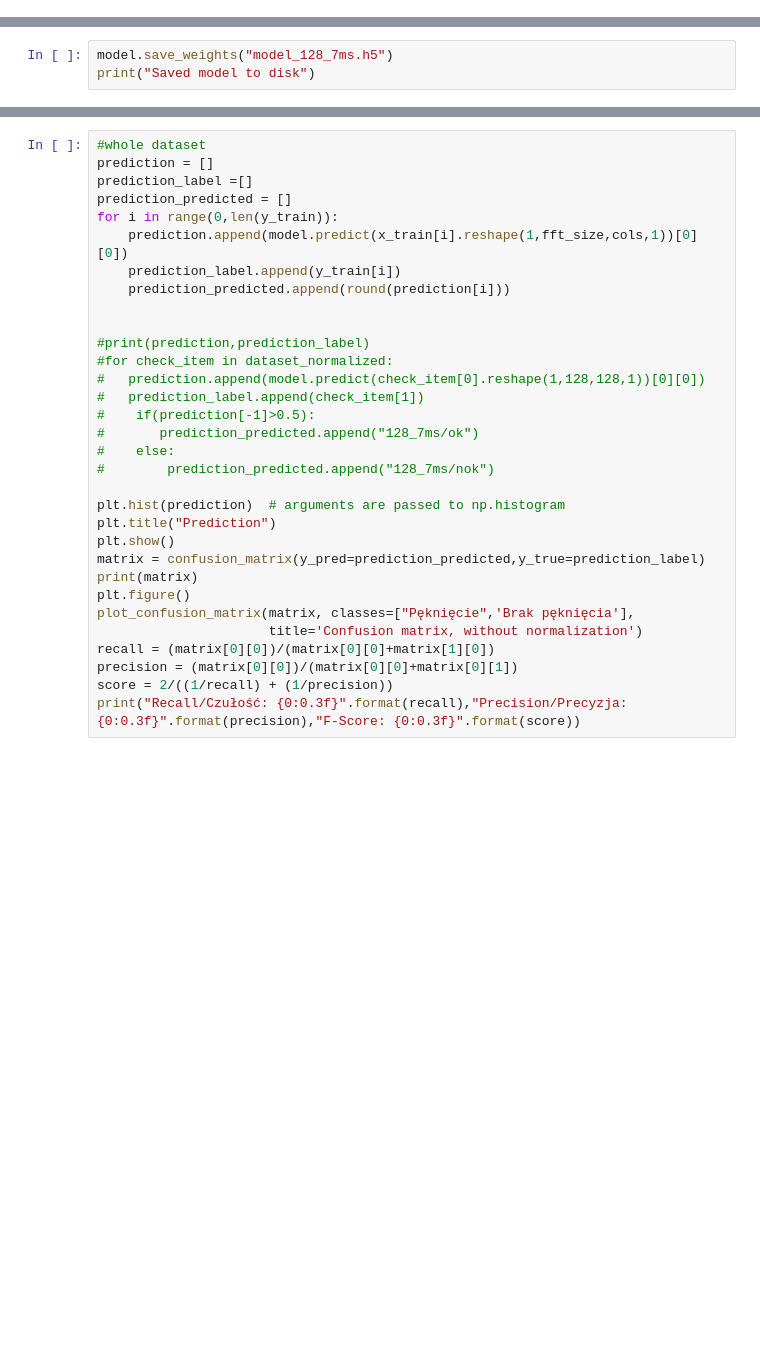
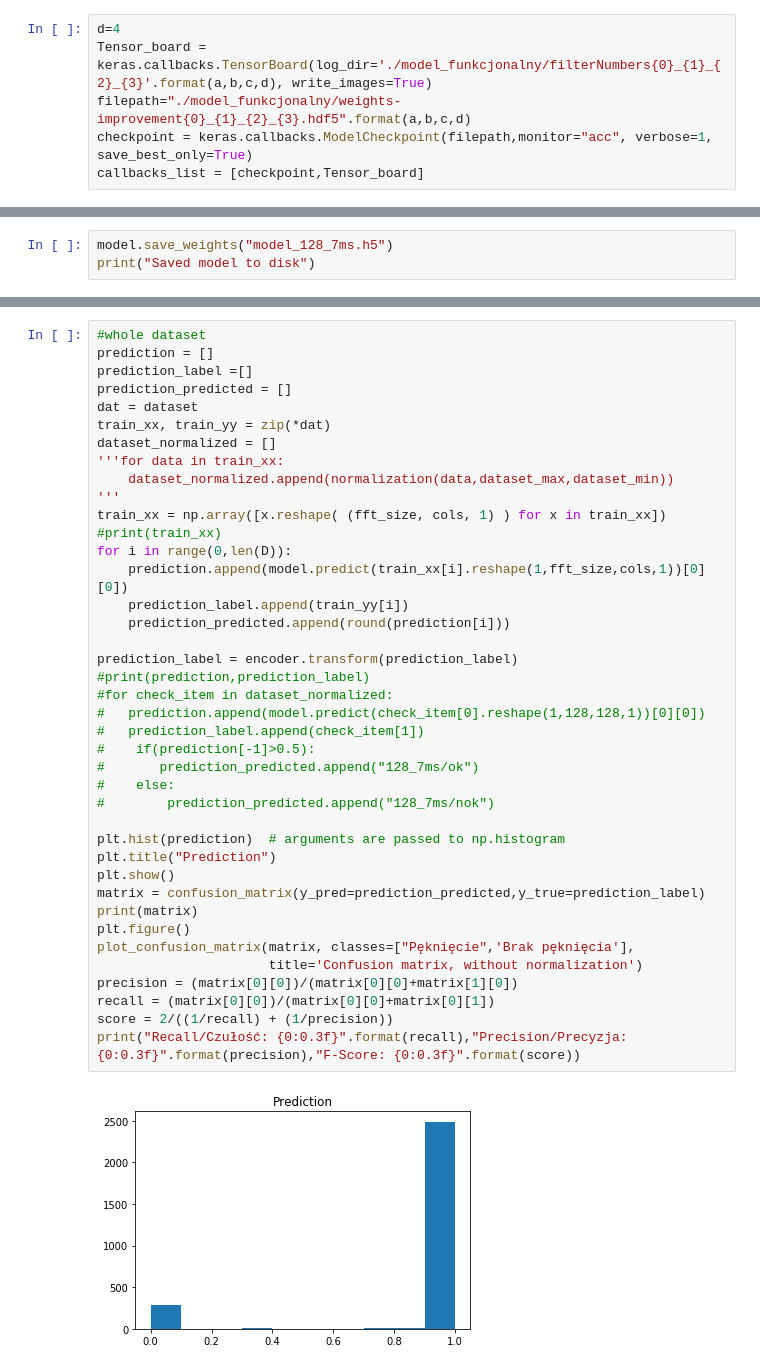
Before and after one commit to zgrzebnickij/napawanie, a Jupyter notebook: pekniecia_napawanie.ipynb, the cells around one changed output, grey strips where cells are left out. Drawn from its saved outputs; the diff is of its cells as text; blank space fills up the shorter version.

```diff
--- a/pekniecia_napawanie.ipynb
+++ b/pekniecia_napawanie.ipynb
@@ -208,3 +307,9 @@ model.load_weights("logs_32_7ms/weights-improvement_9666.hdf5")
+# %%
+d=4
+Tensor_board = keras.callbacks.TensorBoard(log_dir='./model_funkcjonalny/filterNumbers{0}_{1}_{2}_{3}'.format(a,b,c,d), write_images=True)
+filepath="./model_funkcjonalny/weights-improvement{0}_{1}_{2}_{3}.hdf5".format(a,b,c,d)
+checkpoint = keras.callbacks.ModelCheckpoint(filepath,monitor="acc", verbose=1, save_best_only=True)
+callbacks_list = [checkpoint,Tensor_board]
 # %%
 optimazerAdam = keras.optimizers.Adam(lr=0.0001, epsilon=None, decay=0.0, amsgrad=False)
 
@@ -278,32 +393,42 @@ def plot_confusion_matrix(cm, classes,
 # %%
 #whole dataset
 prediction = []
 prediction_label =[]
 prediction_predicted = []
-for i in range(0,len(y_train)):
-    prediction.append(model.predict(x_train[i].reshape(1,fft_size,cols,1))[0][0])
-    prediction_label.append(y_train[i])
+dat = dataset
+train_xx, train_yy = zip(*dat)
+dataset_normalized = []
+'''for data in train_xx:
+    dataset_normalized.append(normalization(data,dataset_max,dataset_min))
+'''
+train_xx = np.array([x.reshape( (fft_size, cols, 1) ) for x in train_xx])
+#print(train_xx)
+for i in range(0,len(D)):
+    prediction.append(model.predict(train_xx[i].reshape(1,fft_size,cols,1))[0][0])
+    prediction_label.append(train_yy[i])
     prediction_predicted.append(round(prediction[i]))
 
-
+prediction_label = encoder.transform(prediction_label)
 #print(prediction,prediction_label)
 #for check_item in dataset_normalized:
 #   prediction.append(model.predict(check_item[0].reshape(1,128,128,1))[0][0])
 #   prediction_label.append(check_item[1])
 #    if(prediction[-1]>0.5):
 #       prediction_predicted.append("128_7ms/ok")
 #    else:
 #        prediction_predicted.append("128_7ms/nok")
 
 plt.hist(prediction)  # arguments are passed to np.histogram
 plt.title("Prediction")
 plt.show()
 matrix = confusion_matrix(y_pred=prediction_predicted,y_true=prediction_label)
 print(matrix)
 plt.figure()
 plot_confusion_matrix(matrix, classes=["Pęknięcie",'Brak pęknięcia'],
                       title='Confusion matrix, without normalization')
-recall = (matrix[0][0])/(matrix[0][0]+matrix[1][0])
-precision = (matrix[0][0])/(matrix[0][0]+matrix[0][1])
+precision = (matrix[0][0])/(matrix[0][0]+matrix[1][0])
+recall = (matrix[0][0])/(matrix[0][0]+matrix[0][1])
 score = 2/((1/recall) + (1/precision))
 print("Recall/Czułość: {0:0.3f}".format(recall),"Precision/Precyzja: {0:0.3f}".format(precision),"F-Score: {0:0.3f}".format(score))
+# %% [output]
+[figure, added]
```
Also changed, not shown: parts of 31 cells of this notebook, 12 other files.
